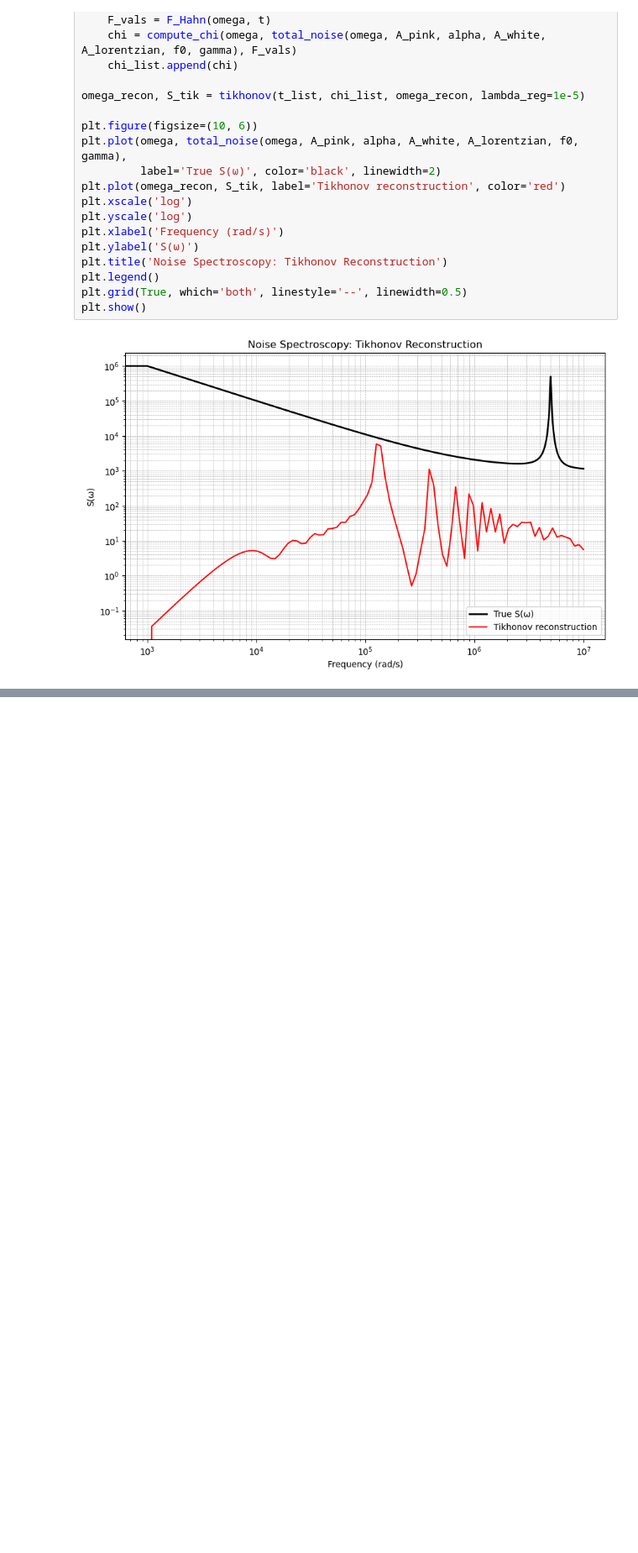
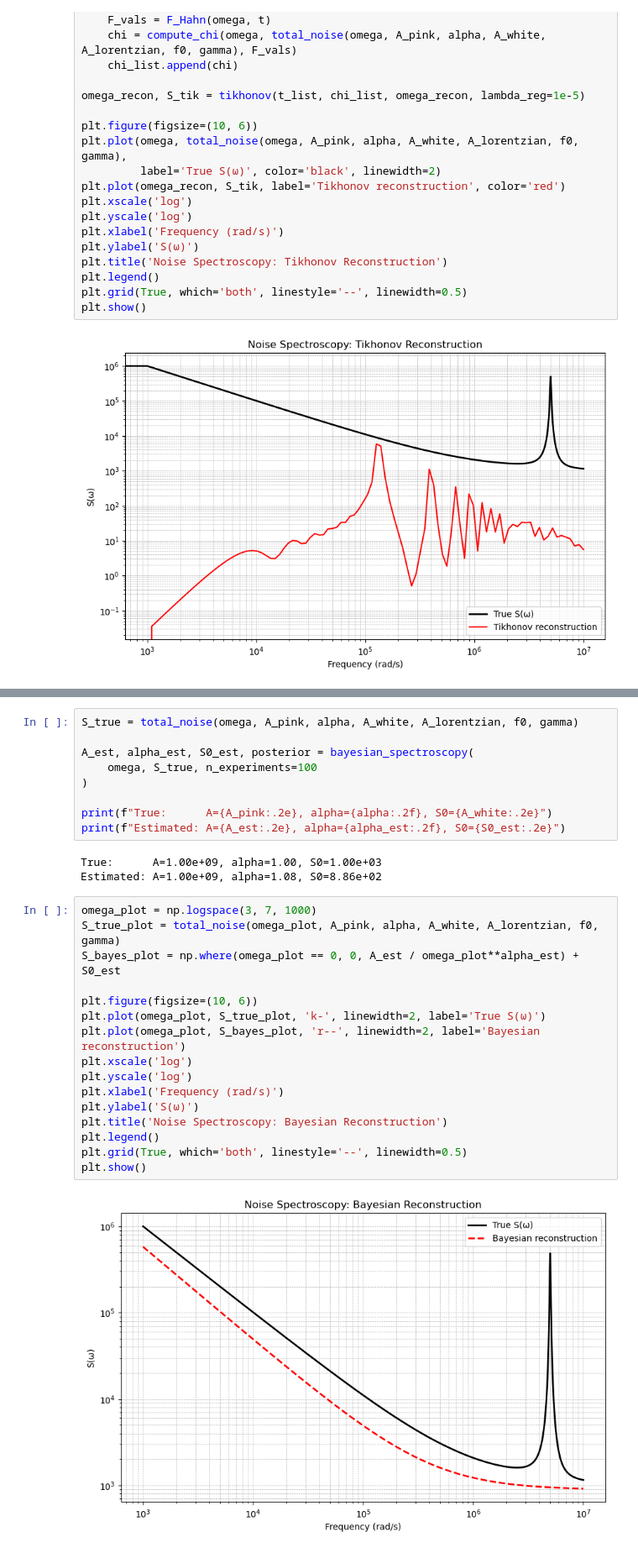
Before and after one commit to osipra/qubit-noise-spectroscopy, a Jupyter notebook: notebooks/03_inversion.ipynb, the cells around one changed output, grey strips where cells are left out. Shown at 84% size. Cells and saved outputs as stored; diff of their text form; blank space fills up the shorter version.

Commit message:
Add Bayesian inversion - parametric reconstruction working, TLS extension pending

```diff
--- a/notebooks/03_inversion.ipynb
+++ b/notebooks/03_inversion.ipynb
@@ -88,0 +135,30 @@ plt.show()
+# %%
+S_true = total_noise(omega, A_pink, alpha, A_white, A_lorentzian, f0, gamma)
+
+A_est, alpha_est, S0_est, posterior = bayesian_spectroscopy(
+    omega, S_true, n_experiments=100
+)
+
+print(f"True:      A={A_pink:.2e}, alpha={alpha:.2f}, S0={A_white:.2e}")
+print(f"Estimated: A={A_est:.2e}, alpha={alpha_est:.2f}, S0={S0_est:.2e}")
+# %% [output]
+True:      A=1.00e+09, alpha=1.00, S0=1.00e+03
+Estimated: A=1.00e+09, alpha=1.08, S0=8.86e+02
+# %%
+omega_plot = np.logspace(3, 7, 1000)
+S_true_plot = total_noise(omega_plot, A_pink, alpha, A_white, A_lorentzian, f0, gamma)
+S_bayes_plot = np.where(omega_plot == 0, 0, A_est / omega_plot**alpha_est) + S0_est
+
+plt.figure(figsize=(10, 6))
+plt.plot(omega_plot, S_true_plot, 'k-', linewidth=2, label='True S(ω)')
+plt.plot(omega_plot, S_bayes_plot, 'r--', linewidth=2, label='Bayesian reconstruction')
+plt.xscale('log')
+plt.yscale('log')
+plt.xlabel('Frequency (rad/s)')
+plt.ylabel('S(ω)')
+plt.title('Noise Spectroscopy: Bayesian Reconstruction')
+plt.legend()
+plt.grid(True, which='both', linestyle='--', linewidth=0.5)
+plt.show()
+# %% [output]
+[figure, added]
```
Also changed, not shown: parts of 2 cells of this notebook, 1 other file.
